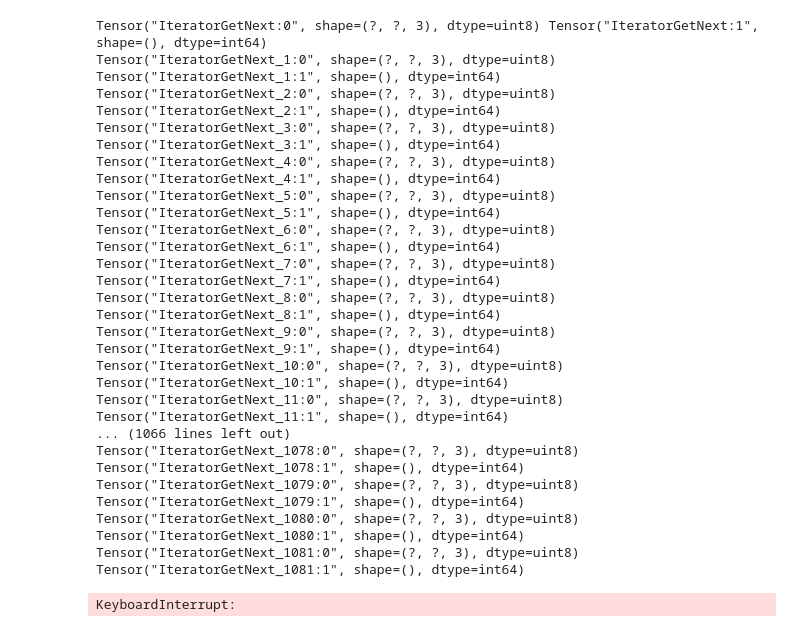
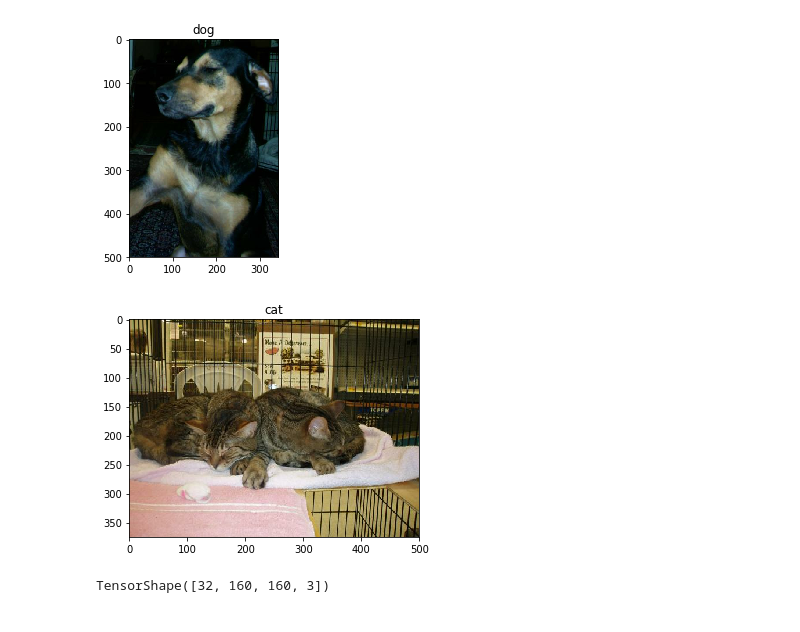
Before and after one commit to dmitrij1000110110/ml, a Jupyter notebook: main.ipynb, the cells around one changed output. Cells and saved outputs as stored; diff of their text form; code cells hidden in the pictures.

```diff
--- a/main.ipynb
+++ b/main.ipynb
@@ -34,24 +26,10 @@ print(raw_test)
 # %%
 get_label_name = metadata.features['label'].int2str
 
 for image, label in raw_train.take(2):
-    print(image, label)
+  plt.figure()
+  plt.imshow(image)
+  plt.title(get_label_name(label))
 # %% [output]
-Tensor("IteratorGetNext:0", shape=(?, ?, 3), dtype=uint8) Tensor("IteratorGetNext:1", shape=(), dtype=int64)
-Tensor("IteratorGetNext_1:0", shape=(?, ?, 3), dtype=uint8) Tensor("IteratorGetNext_1:1", shape=(), dtype=int64)
-Tensor("IteratorGetNext_2:0", shape=(?, ?, 3), dtype=uint8) Tensor("IteratorGetNext_2:1", shape=(), dtype=int64)
-Tensor("IteratorGetNext_3:0", shape=(?, ?, 3), dtype=uint8) Tensor("IteratorGetNext_3:1", shape=(), dtype=int64)
-Tensor("IteratorGetNext_4:0", shape=(?, ?, 3), dtype=uint8) Tensor("IteratorGetNext_4:1", shape=(), dtype=int64)
-Tensor("IteratorGetNext_5:0", shape=(?, ?, 3), dtype=uint8) Tensor("IteratorGetNext_5:1", shape=(), dtype=int64)
-Tensor("IteratorGetNext_6:0", shape=(?, ?, 3), dtype=uint8) Tensor("IteratorGetNext_6:1", shape=(), dtype=int64)
-Tensor("IteratorGetNext_7:0", shape=(?, ?, 3), dtype=uint8) Tensor("IteratorGetNext_7:1", shape=(), dtype=int64)
-Tensor("IteratorGetNext_8:0", shape=(?, ?, 3), dtype=uint8) Tensor("IteratorGetNext_8:1", shape=(), dtype=int64)
-Tensor("IteratorGetNext_9:0", shape=(?, ?, 3), dtype=uint8) Tensor("IteratorGetNext_9:1", shape=(), dtype=int64)
-Tensor("IteratorGetNext_10:0", shape=(?, ?, 3), dtype=uint8) Tensor("IteratorGetNext_10:1", shape=(), dtype=int64)
-Tensor("IteratorGetNext_11:0", shape=(?, ?, 3), dtype=uint8) Tensor("IteratorGetNext_11:1", shape=(), dtype=int64)
-... (1066 lines left out)
-Tensor("IteratorGetNext_1078:0", shape=(?, ?, 3), dtype=uint8) Tensor("IteratorGetNext_1078:1", shape=(), dtype=int64)
-Tensor("IteratorGetNext_1079:0", shape=(?, ?, 3), dtype=uint8) Tensor("IteratorGetNext_1079:1", shape=(), dtype=int64)
-Tensor("IteratorGetNext_1080:0", shape=(?, ?, 3), dtype=uint8) Tensor("IteratorGetNext_1080:1", shape=(), dtype=int64)
-Tensor("IteratorGetNext_1081:0", shape=(?, ?, 3), dtype=uint8) Tensor("IteratorGetNext_1081:1", shape=(), dtype=int64)
-KeyboardInterrupt:
+[figure, added]
+[figure, added]
@@ -57,0 +55,7 @@ KeyboardInterrupt:
+# %%
+for image_batch, label_batch in train_batches.take(1):
+   pass
+
+image_batch.shape
+# %% [output]
+TensorShape([32, 160, 160, 3])
```
Also changed, not shown: parts of 24 cells of this notebook.
